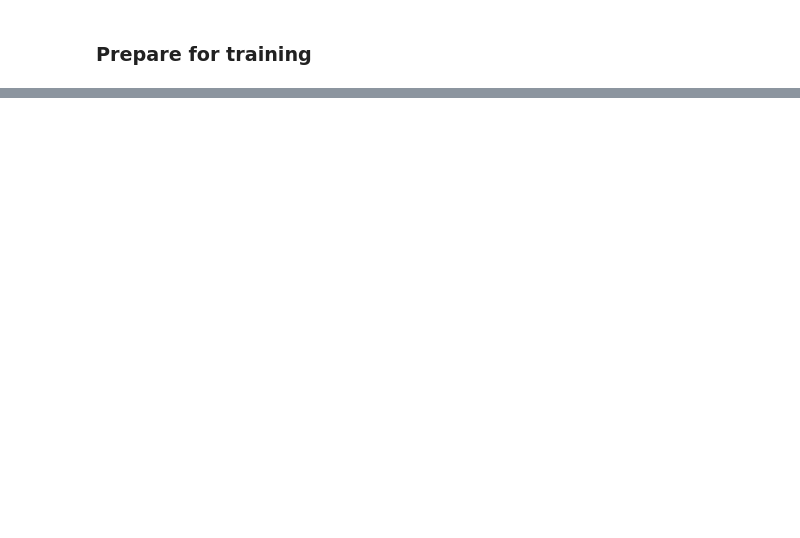
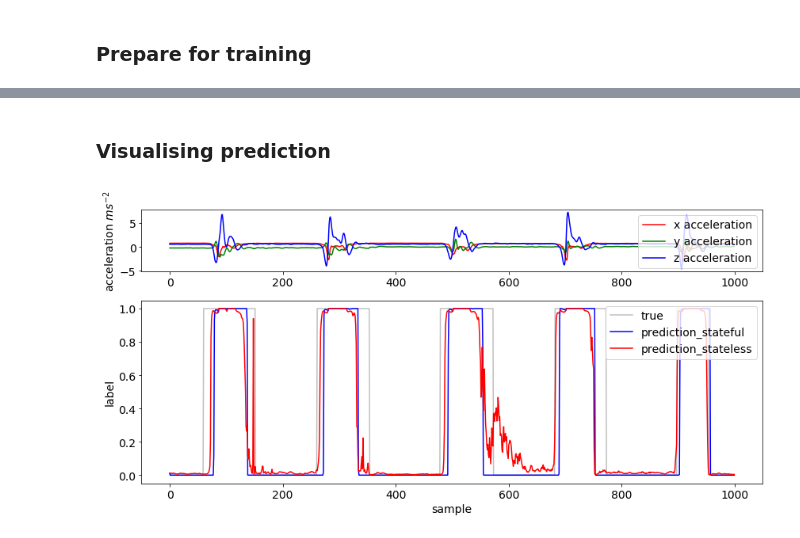
Before and after one commit to yannidd/ai-society-lstm-lecture, a Jupyter notebook: notebook.ipynb, the cells around one changed output, grey strips where cells are left out. Cells and saved outputs as stored; diff of their text form; code cells hidden in the pictures; blank space fills up the shorter version.

```diff
--- a/notebook.ipynb
+++ b/notebook.ipynb
@@ -129,0 +201,39 @@ def make_model(name, stateful: bool=False):
+# %%
+inference_model_stateful = make_model('inference_model', stateful=True)
+inference_model_stateless = make_model('inference_model', stateful=False)
+inference_model_stateful.set_weights(training_model.get_weights())
+inference_model_stateless.set_weights(training_model.get_weights())
+# %%
+start = 500 #@param {type:"slider", min:0, max:107362, step:1}
+length = 1000 #@param {type:"slider", min:0, max:5000, step:1}
+end = start + length
+
+prediction_stateful = np.concatenate(
+    [inference_model_stateful.predict(np.array([i])) for i in x[start:end]])
+prediction_stateless = np.concatenate(
+    [inference_model_stateless.predict(np.array([i])) for i in x[start:end]])
+# %% [markdown]
+### Visualising prediction
+# %%
+fig = plt.figure(figsize=(12, 6))
+ax0 = plt.subplot2grid((10, 1), (0, 0), 3, 1)
+ax1 = plt.subplot2grid((10, 1), (3, 0), 7, 1)
+
+ax0.plot(accel_data[start:end, 0], 'r')
+ax0.plot(accel_data[start:end, 1], 'g')
+ax0.plot(accel_data[start:end, 2], 'b')
+ax1.plot(accel_data[start:end, 3], 'silver')
+ax1.plot(prediction_stateful[:, 1], 'b')
+ax1.plot(prediction_stateless[:, 1], 'r')
+
+ax0.set_ylabel(r'acceleration $ms^{-2}$')
+ax1.set_xlabel('sample')
+ax1.set_ylabel('label')
+
+ax0.legend(['x acceleration','y acceleration','z acceleration'], loc=1)
+ax1.legend(['true', 'prediction_stateful', 'prediction_stateless'], loc=1)
+
+plt.tight_layout()
+plt.show()
+# %% [output]
+[figure, added]
```
Also changed, not shown: parts of 14 cells of this notebook.
